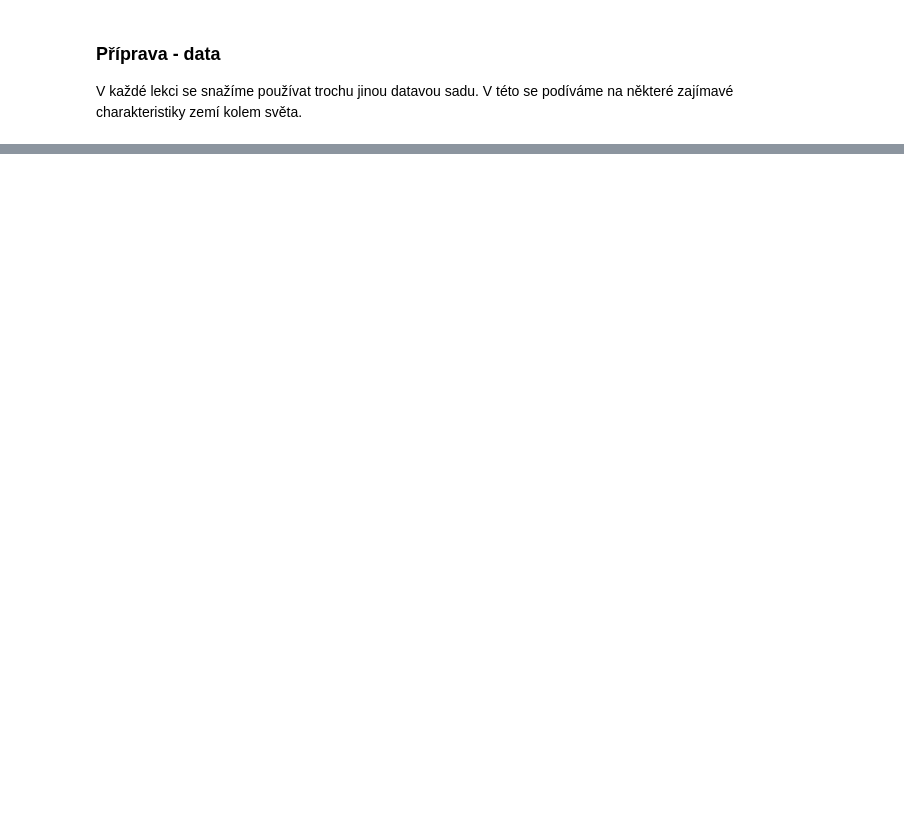
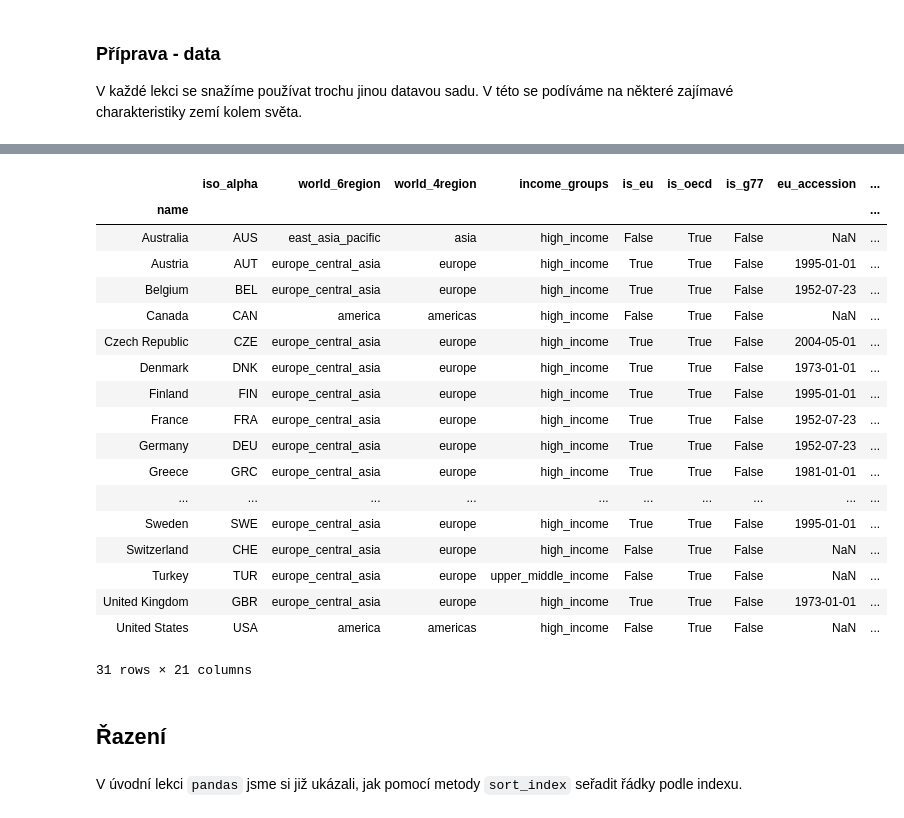
Before and after one commit to janpipek/naucse.python.cz, a Jupyter notebook: lessons/pydata/pandas_types/index.ipynb, the cells around one changed output, grey strips where cells are left out. Drawn from its saved outputs; the diff is of its cells as text; code cells hidden in the pictures; blank space fills up the shorter version.

```diff
--- a/lessons/pydata/pandas_types/index.ipynb
+++ b/lessons/pydata/pandas_types/index.ipynb
@@ -35,0 +128,26 @@ countries.dtypes
+# %%
+countries.query("is_oecd")
+# %% [output]
+|  | iso_alpha | world_6region | world_4region | income_groups | is_eu | is_oecd | is_g77 | eu_accession | ... |
+| name |  |  |  |  |  |  |  |  | ... |
+| Australia | AUS | east_asia_pacific | asia | high_income | False | True | False | NaN | ... |
+| Austria | AUT | europe_central_asia | europe | high_income | True | True | False | 1995-01-01 | ... |
+| Belgium | BEL | europe_central_asia | europe | high_income | True | True | False | 1952-07-23 | ... |
+| Canada | CAN | america | americas | high_income | False | True | False | NaN | ... |
+| Czech Republic | CZE | europe_central_asia | europe | high_income | True | True | False | 2004-05-01 | ... |
+| Denmark | DNK | europe_central_asia | europe | high_income | True | True | False | 1973-01-01 | ... |
+| Finland | FIN | europe_central_asia | europe | high_income | True | True | False | 1995-01-01 | ... |
+| France | FRA | europe_central_asia | europe | high_income | True | True | False | 1952-07-23 | ... |
+| Germany | DEU | europe_central_asia | europe | high_income | True | True | False | 1952-07-23 | ... |
+| Greece | GRC | europe_central_asia | europe | high_income | True | True | False | 1981-01-01 | ... |
+| ... | ... | ... | ... | ... | ... | ... | ... | ... | ... |
+| Sweden | SWE | europe_central_asia | europe | high_income | True | True | False | 1995-01-01 | ... |
+| Switzerland | CHE | europe_central_asia | europe | high_income | False | True | False | NaN | ... |
+| Turkey | TUR | europe_central_asia | europe | upper_middle_income | False | True | False | NaN | ... |
+| United Kingdom | GBR | europe_central_asia | europe | high_income | True | True | False | 1973-01-01 | ... |
+| United States | USA | america | americas | high_income | False | True | False | NaN | ... |
+31 rows × 21 columns
+# %% [markdown]
+## Řazení
+# %% [markdown]
+V úvodní lekci `pandas` jsme si již ukázali, jak pomocí metody `sort_index` seřadit řádky podle indexu.
```
Also changed, not shown: parts of 29 cells of this notebook.
